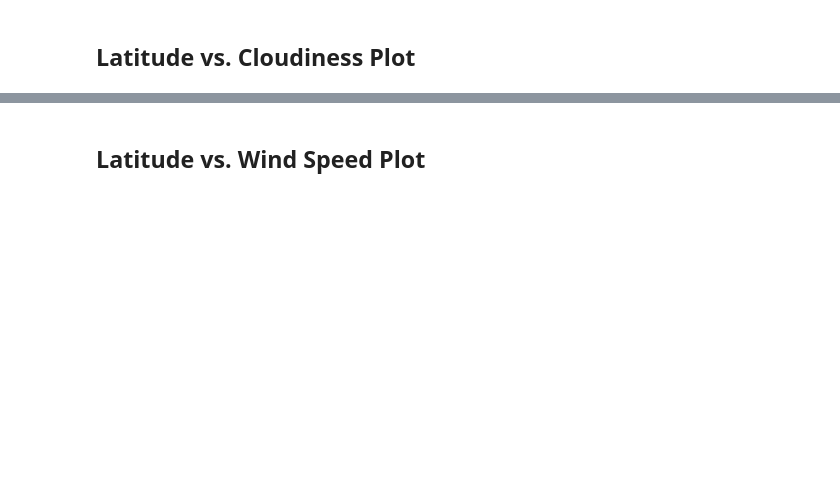
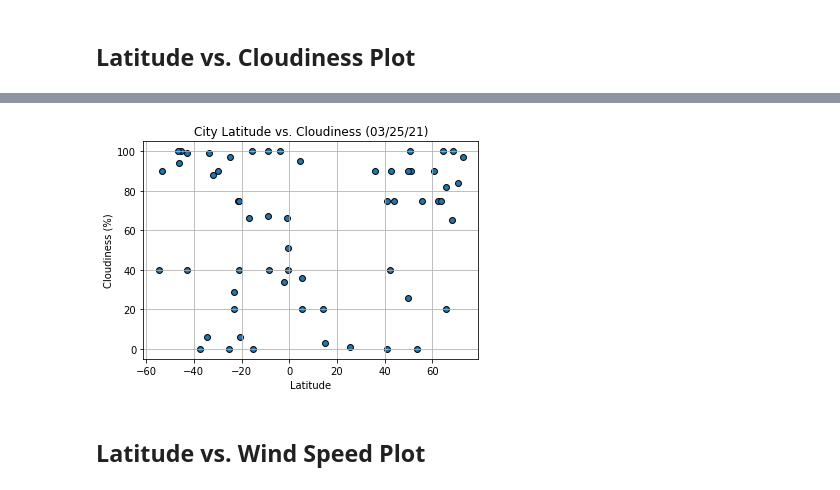
Before and after one commit to jdstrode/api-challenge, a Jupyter notebook: WeatherPy-updated.ipynb, the cells around one changed output, grey strips where cells are left out. Drawn from its saved outputs; the diff is of its cells as text; code cells hidden in the pictures; blank space fills up the shorter version.

```diff
--- a/WeatherPy-updated.ipynb
+++ b/WeatherPy-updated.ipynb
@@ -237,2 +246,16 @@ Int64Index([], dtype='int64')
+# %%
+plt.scatter(cities_data['Lat'], cities_data['Cloudiness'], marker = "o", s=35, edgecolors= 'black')
+
+#Create the lables
+plt.title("City Latitude vs. Cloudiness (03/25/21)")
+plt.ylabel("Cloudiness (%)")
+plt.xlabel("Latitude")
+plt.grid(True)
+
+#save image
+plt.savefig("output_data/Latitude_vs_Cloudiness.png")
+plt.show()
+# %% [output]
+[figure, added]
 # %% [markdown]
 ## Latitude vs. Wind Speed Plot
```
Also changed, not shown: parts of 12 cells of this notebook, 5 other files.
